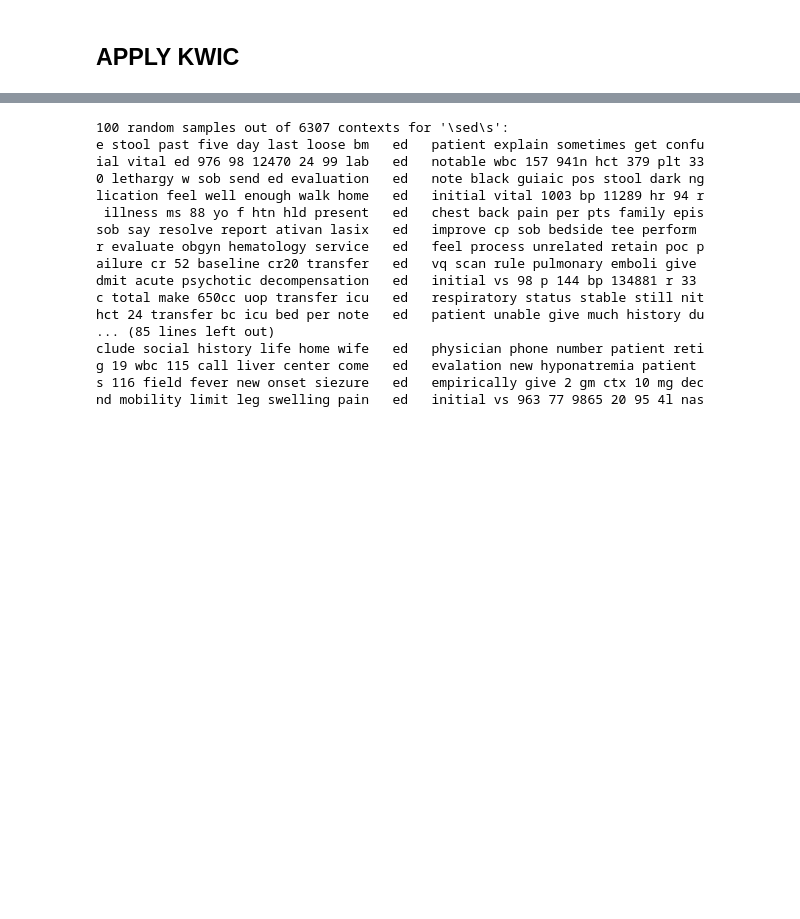
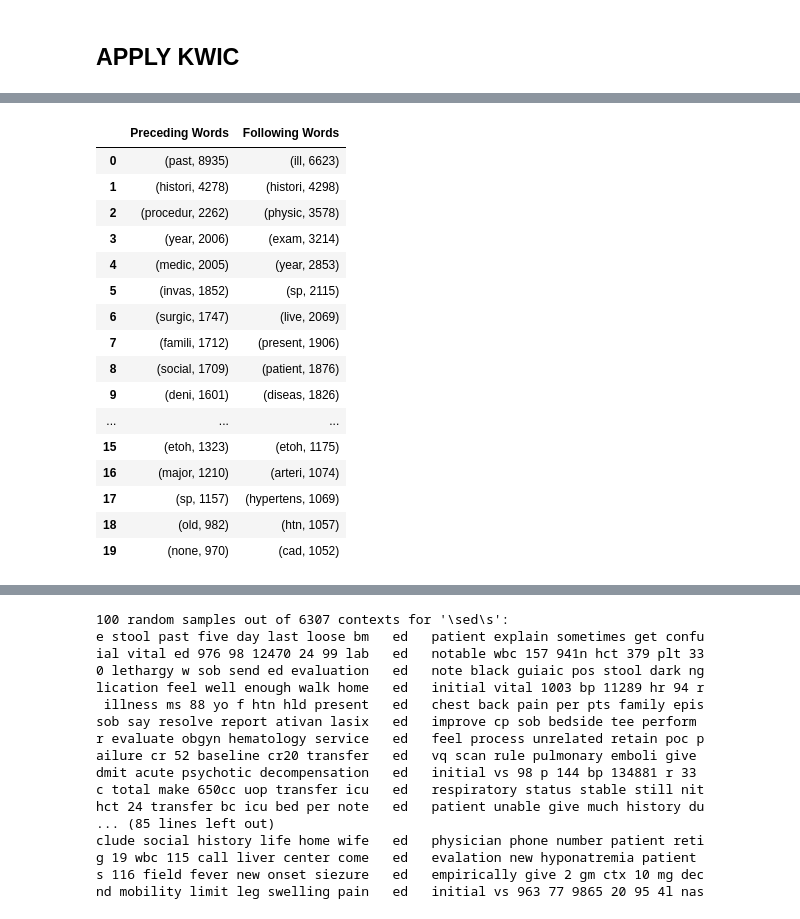
Before and after one commit to jaotombo/LOS_mixed_2022, a Jupyter notebook: codes/additional_analysis/D_KWIC_INTERPRET.ipynb, the cells around one changed output, grey strips where cells are left out. Cells and saved outputs as stored; diff of their text form; code cells hidden in the pictures; blank space fills up the shorter version.

```diff
--- a/codes/additional_analysis/D_KWIC_INTERPRET.ipynb
+++ b/codes/additional_analysis/D_KWIC_INTERPRET.ipynb
@@ -137,0 +179,24 @@ tqdm.pandas()  # <- added this line
+# %%
+# Get most common words following/preceding a word
+kwic_top = kwic_list(test_stem['text'], '\shistori\s')
+c1, c2 = get_top_words(kwic_top)
+kwic_words = pd.DataFrame({'Preceding Words': c1.most_common(20), 'Following Words': c2.most_common(20)})
+kwic_words
+# %% [output]
+|  | Preceding Words | Following Words |
+| 0 | (past, 8935) | (ill, 6623) |
+| 1 | (histori, 4278) | (histori, 4298) |
+| 2 | (procedur, 2262) | (physic, 3578) |
+| 3 | (year, 2006) | (exam, 3214) |
+| 4 | (medic, 2005) | (year, 2853) |
+| 5 | (invas, 1852) | (sp, 2115) |
+| 6 | (surgic, 1747) | (live, 2069) |
+| 7 | (famili, 1712) | (present, 1906) |
+| 8 | (social, 1709) | (patient, 1876) |
+| 9 | (deni, 1601) | (diseas, 1826) |
+| ... | ... | ... |
+| 15 | (etoh, 1323) | (etoh, 1175) |
+| 16 | (major, 1210) | (arteri, 1074) |
+| 17 | (sp, 1157) | (hypertens, 1069) |
+| 18 | (old, 982) | (htn, 1057) |
+| 19 | (none, 970) | (cad, 1052) |
```
Also changed, not shown: parts of 14 cells of this notebook.
